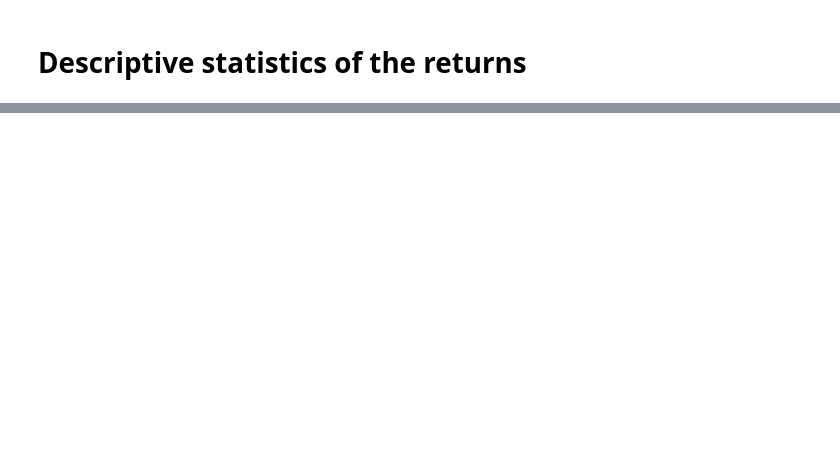
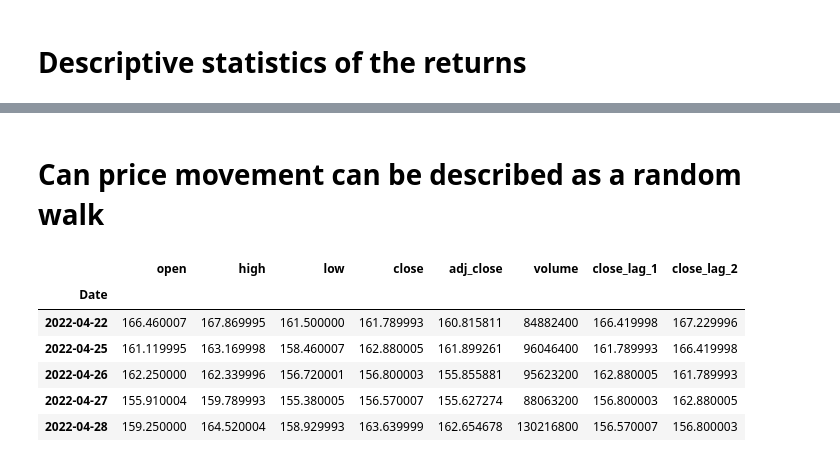
Before and after one commit to ItzVeer/quantitative-research, a Jupyter notebook: quantitative-stock-price-analysis.ipynb, the cells around one changed output, grey strips where cells are left out. Cells and saved outputs as stored; diff of their text form; code cells hidden in the pictures; blank space fills up the shorter version.

Commit message:
quantitative-stock-price-analysis

```diff
--- a/quantitative-stock-price-analysis.ipynb
+++ b/quantitative-stock-price-analysis.ipynb
@@ -209,0 +383,18 @@ kurtosis : 0.9788215105309779 Positive kurtosis, also known as leptokurtosis, in
+# %% [markdown]
+# Can price movement can be described as a random walk
+# %%
+data['close_lag_1'] = data['close'].shift(1)
+data['close_lag_2'] = data['close'].shift(2)
+
+# drop all rows containing missing values
+data.dropna(inplace=True)
+
+display(data.head(5))
+# %% [output]
+|  | open | high | low | close | adj_close | volume | close_lag_1 | close_lag_2 |
+| Date |  |  |  |  |  |  |  |  |
+| 2022-04-22 | 166.460007 | 167.869995 | 161.500000 | 161.789993 | 160.815811 | 84882400 | 166.419998 | 167.229996 |
+| 2022-04-25 | 161.119995 | 163.169998 | 158.460007 | 162.880005 | 161.899261 | 96046400 | 161.789993 | 166.419998 |
+| 2022-04-26 | 162.250000 | 162.339996 | 156.720001 | 156.800003 | 155.855881 | 95623200 | 162.880005 | 161.789993 |
+| 2022-04-27 | 155.910004 | 159.789993 | 155.380005 | 156.570007 | 155.627274 | 88063200 | 156.800003 | 162.880005 |
+| 2022-04-28 | 159.250000 | 164.520004 | 158.929993 | 163.639999 | 162.654678 | 130216800 | 156.570007 | 156.800003 |
```
Also changed, not shown: parts of 24 cells of this notebook.
